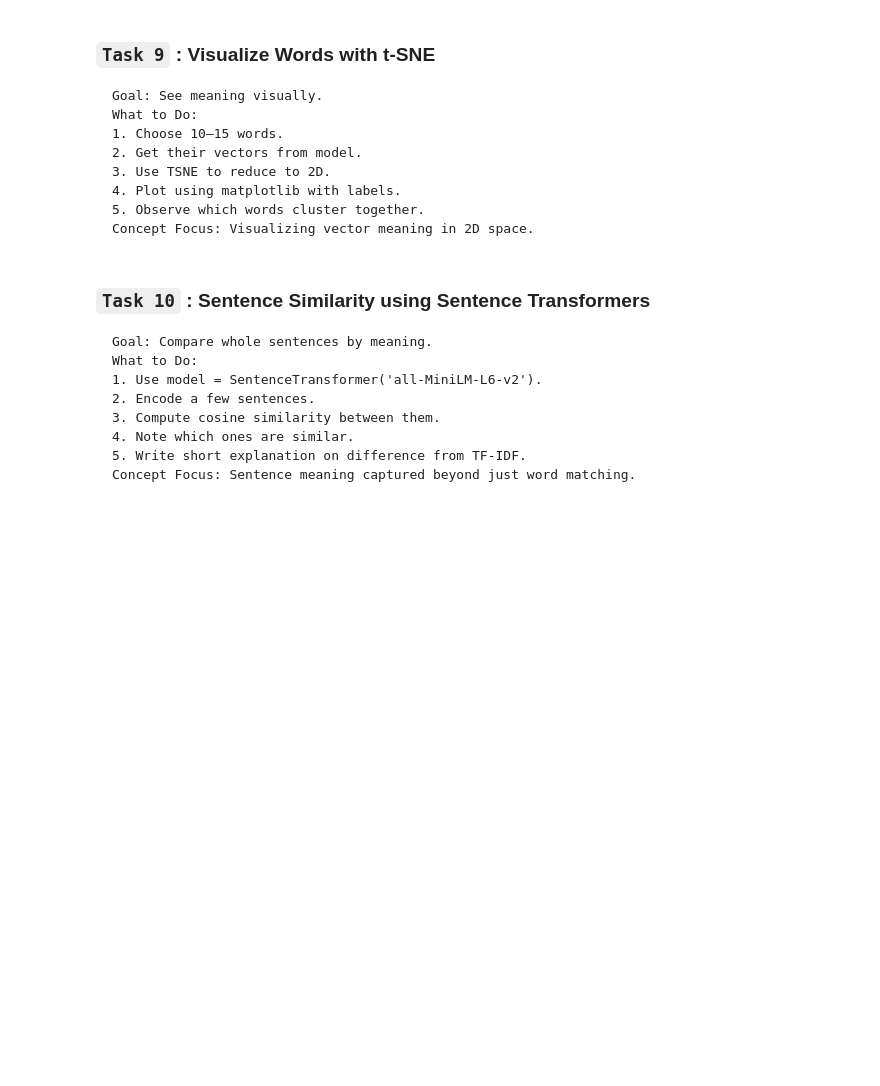
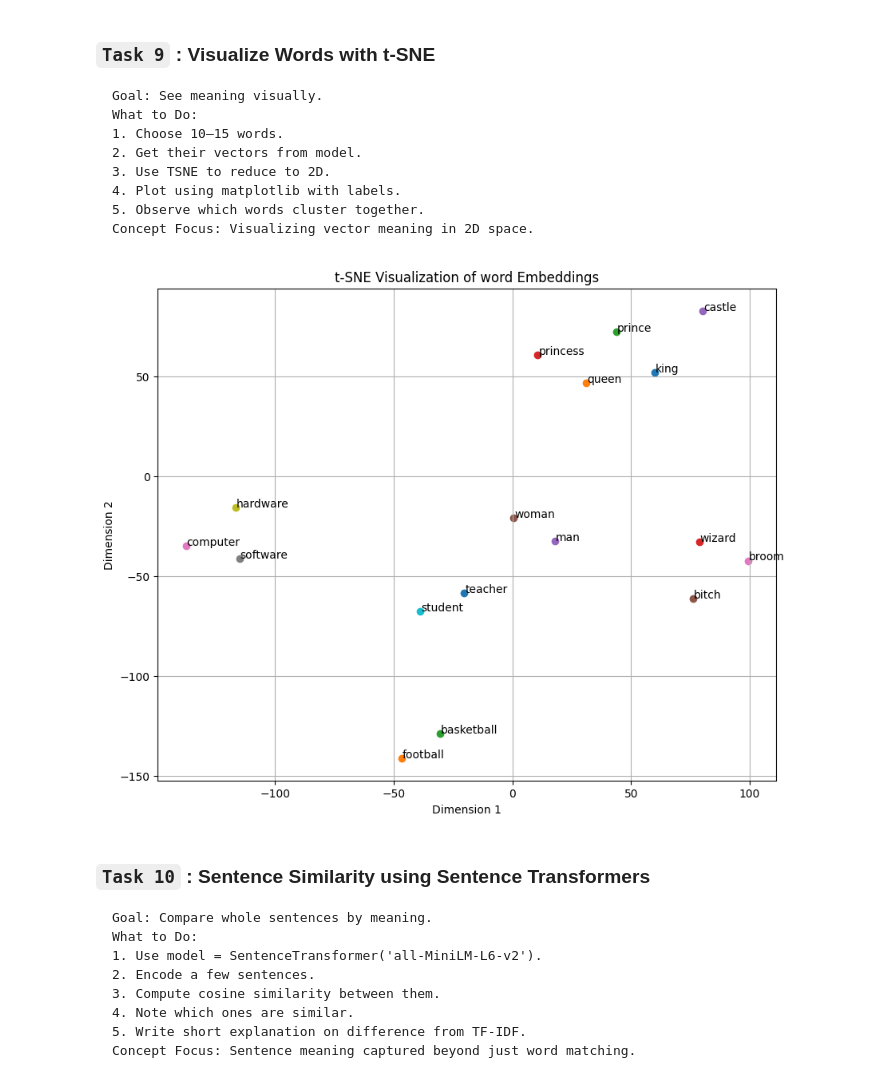
Before and after one commit to Vivek30092/AL-505-Natural-Language-Processing-, a Jupyter notebook: assi_task.ipynb, the cells around one changed output. Cells and saved outputs as stored; diff of their text form; code cells hidden in the pictures; blank space fills up the shorter version.

```diff
--- a/assi_task.ipynb
+++ b/assi_task.ipynb
@@ -436,3 +412,7 @@ What to Do:
 4. Write short observations.
 Concept Focus: Similar words have similar vectors — meaning captured geometrically.
 </pre>
+# %%
+# pip install gensim
+import gensim.downloader as api
+model = api.load("glove-wiki-gigaword-50")
@@ -448,6 +441,43 @@ What to Do:
 5. Observe which words cluster together.
 Concept Focus: Visualizing vector meaning in 2D space.
 </pre>
+# %%
+words = [
+    "king", "queen", "prince", "princess",
+    "man", "woman",
+    "computer", "software", "hardware",
+    "student", "teacher",
+    "football", "basketball",
+    "wizard","castle","bitch","broom"
+]
+# %%
+# import gensim.downloader as api
+
+# model = api.load("glove-wiki-gigaword-50")
+
+import numpy as np
+word_vectors = np.array([model[word] for word in words])
+# %%
+from sklearn.manifold import TSNE
+tsne = TSNE(n_components=2,random_state=42,perplexity=5)
+word_vectors_2d = tsne.fit_transform(word_vectors)
+# %%
+# plot using Matplotlib
+import matplotlib.pyplot as plt
+plt.figure(figsize=(10,8))
+
+for i, word in enumerate(words):
+    x,y = word_vectors_2d[i]
+    plt.scatter(x,y)
+    plt.text(x+0.3,y+0.3,word)
+
+plt.title("t-SNE Visualization of word Embeddings")
+plt.xlabel("Dimension 1")
+plt.ylabel("Dimension 2")
+plt.grid(True)
+plt.show()
+# %% [output]
+[figure, added]
 # %% [markdown]
 ### `Task 10` : Sentence Similarity using Sentence Transformers
 <pre>
```
Also changed, not shown: parts of 4 cells of this notebook.
